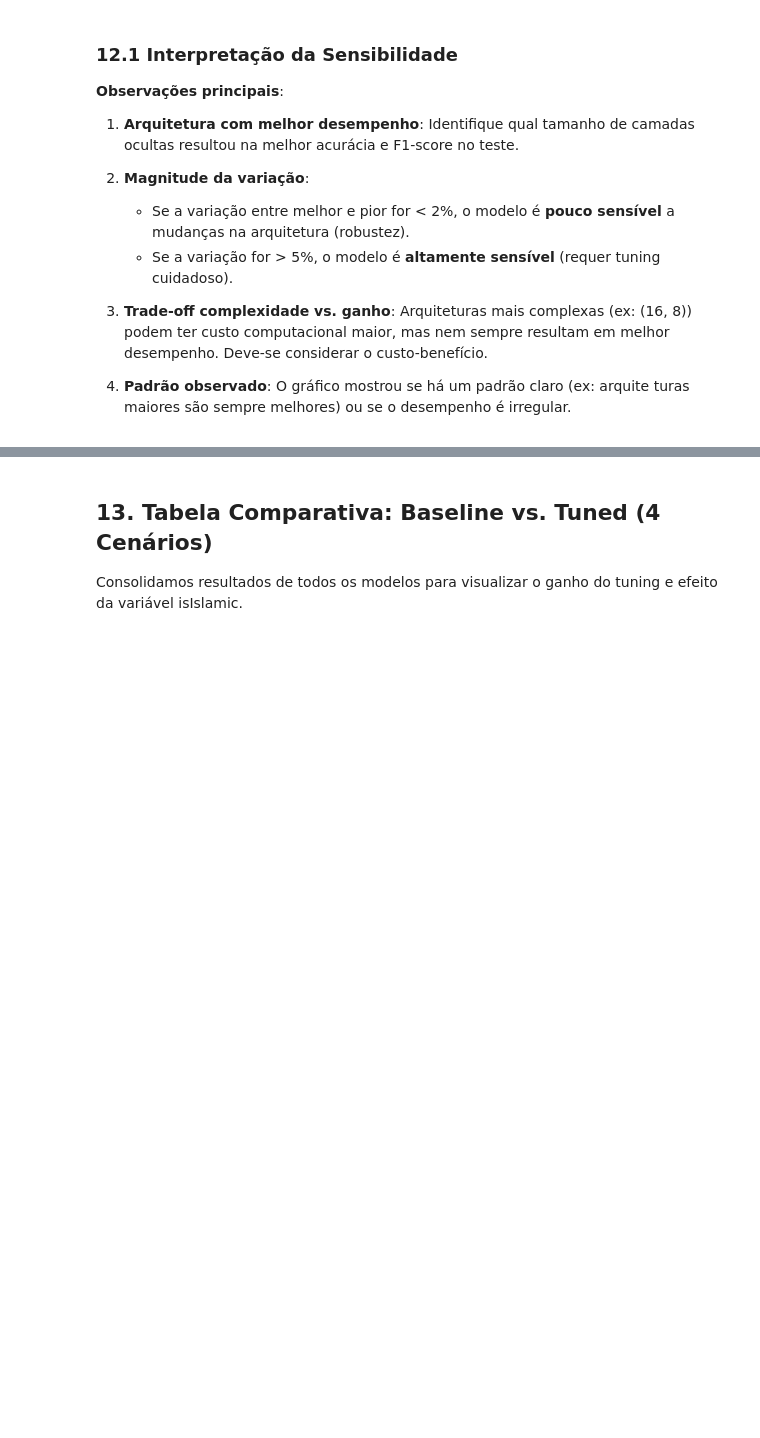
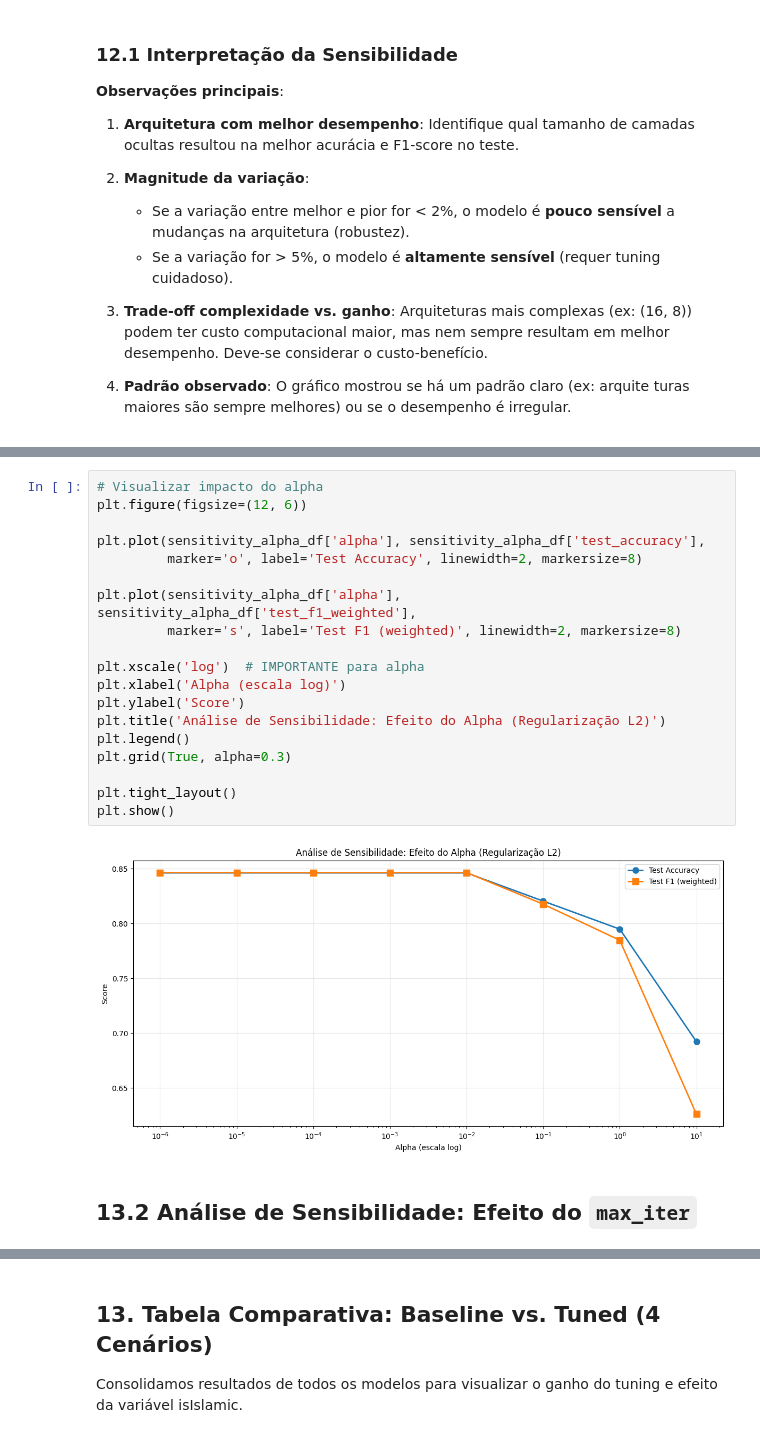
Before and after one commit to JoaoBaganha/Analise_Consumo_de_Alcool, a Jupyter notebook: mlp_alcohol_consumption.ipynb, the cells around one changed output, grey strips where cells are left out. Saved outputs shown, nothing was run; the diff lists cells and outputs as text; blank space fills up the shorter version.

```diff
--- a/mlp_alcohol_consumption.ipynb
+++ b/mlp_alcohol_consumption.ipynb
@@ -689,0 +766,23 @@ plt.show()
+# %%
+# Visualizar impacto do alpha
+plt.figure(figsize=(12, 6))
+
+plt.plot(sensitivity_alpha_df['alpha'], sensitivity_alpha_df['test_accuracy'],
+         marker='o', label='Test Accuracy', linewidth=2, markersize=8)
+
+plt.plot(sensitivity_alpha_df['alpha'], sensitivity_alpha_df['test_f1_weighted'],
+         marker='s', label='Test F1 (weighted)', linewidth=2, markersize=8)
+
+plt.xscale('log')  # IMPORTANTE para alpha
+plt.xlabel('Alpha (escala log)')
+plt.ylabel('Score')
+plt.title('Análise de Sensibilidade: Efeito do Alpha (Regularização L2)')
+plt.legend()
+plt.grid(True, alpha=0.3)
+
+plt.tight_layout()
+plt.show()
+# %% [output]
+[figure, added]
+# %% [markdown]
+## 13.2 Análise de Sensibilidade: Efeito do `max_iter`
```
Also changed, not shown: parts of 12 cells of this notebook.
